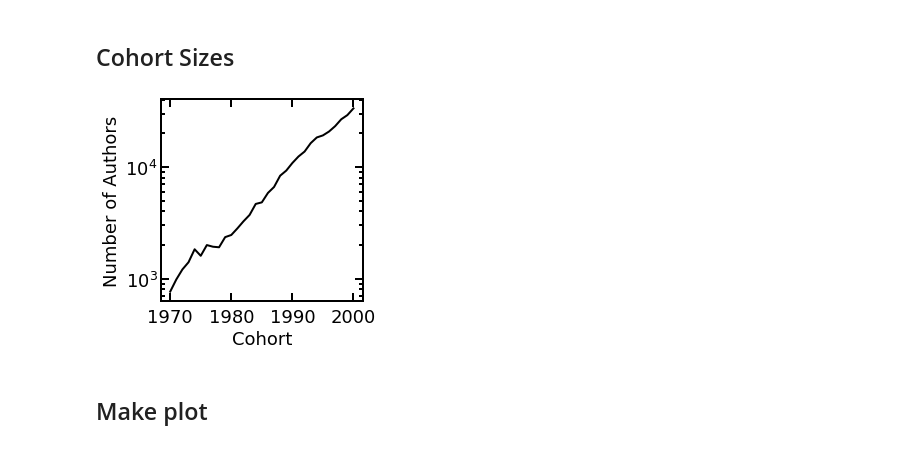
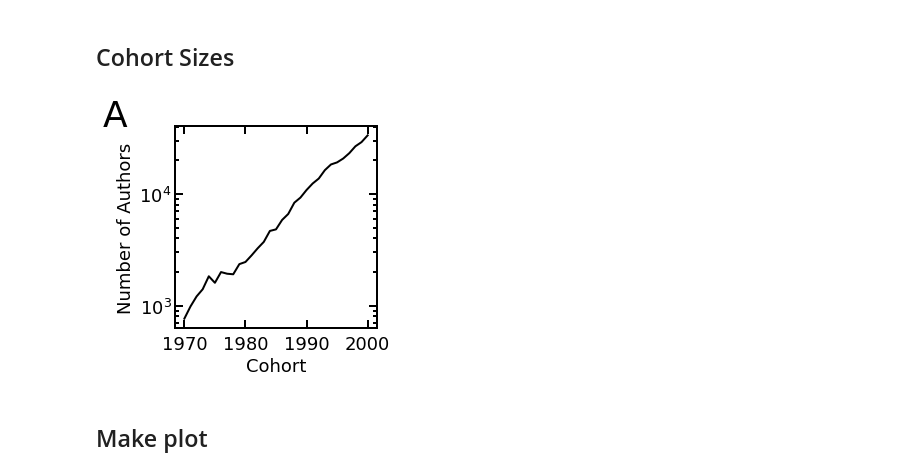
Before and after one commit to gesiscss/inequality, a Jupyter notebook: 7.Citation and Publication analysis.ipynb, the cells around one changed output. Saved outputs shown, nothing was run; the diff lists cells and outputs as text; code cells hidden in the pictures.

```diff
--- a/7.Citation and Publication analysis.ipynb
+++ b/7.Citation and Publication analysis.ipynb
@@ -81,31 +81,34 @@ Do this only if interested in cohorts:
 # %%
 cohort_sizes = counts.groupby('start_year').agg({'author': 'nunique'})
 # %%
-linewidth = 2
-fontsize = 18
-fig = plt.figure(figsize=(4, 4))
-ax = fig.add_subplot(111)
-ax.plot(cohort_sizes.index, cohort_sizes.values, linewidth=linewidth, color='black')
-ax.xaxis.set_ticks_position('both')
-ax.yaxis.set_ticks_position('both')
-ax.set_yscale('log')
-ax.set_xlabel('Cohort', fontsize=fontsize)
-ax.set_ylabel('Number of Authors', fontsize=fontsize)
-#ax.set_title('', fontsize=fontsize)
-ax.set_xticks([1970, 1980, 1990, 2000])
-ax.tick_params(axis="x", which='major', direction="in", width=linewidth, size=4*linewidth, labelsize=fontsize, pad=7)
-ax.tick_params(axis="x", which='minor', direction="in", width=linewidth, size=2*linewidth, labelsize=fontsize, pad=7)
-ax.tick_params(axis="y", which='major', direction="in", width=linewidth, size=4*linewidth, labelsize=fontsize)
-ax.tick_params(axis="y", which='minor', direction="in", width=linewidth, size=2*linewidth, labelsize=fontsize)
-ax.spines['left'].set_linewidth(linewidth)
-ax.spines['right'].set_linewidth(linewidth)
-ax.spines['bottom'].set_linewidth(linewidth)
-ax.spines['top'].set_linewidth(linewidth)
-#ax.legend(fontsize=fontsize)
-plt.subplots_adjust(left=0.25, right=0.95, bottom=0.2, top=0.9)
-fig.savefig('./fig-7-notebook/cohort_size.pdf')
+def plot_cohort_size_over_years():
+    linewidth = 2
+    fontsize = 18
+    fig = plt.figure(figsize=(4, 4))
+    ax = fig.add_subplot(111)
+    ax.plot(cohort_sizes.index, cohort_sizes.values, linewidth=linewidth, color='black')
+    ax.xaxis.set_ticks_position('both')
+    ax.yaxis.set_ticks_position('both')
+    ax.set_yscale('log')
+    ax.set_xlabel('Cohort', fontsize=fontsize)
+    ax.set_ylabel('Number of Authors', fontsize=fontsize)
+    #ax.set_title('', fontsize=fontsize)
+    ax.set_xticks([1970, 1980, 1990, 2000])
+    ax.tick_params(axis="x", which='major', direction="in", width=linewidth, size=4*linewidth, labelsize=fontsize, pad=7)
+    ax.tick_params(axis="x", which='minor', direction="in", width=linewidth, size=2*linewidth, labelsize=fontsize, pad=7)
+    ax.tick_params(axis="y", which='major', direction="in", width=linewidth, size=4*linewidth, labelsize=fontsize)
+    ax.tick_params(axis="y", which='minor', direction="in", width=linewidth, size=2*linewidth, labelsize=fontsize)
+    ax.spines['left'].set_linewidth(linewidth)
+    ax.spines['right'].set_linewidth(linewidth)
+    ax.spines['bottom'].set_linewidth(linewidth)
+    ax.spines['top'].set_linewidth(linewidth)
+    #ax.legend(fontsize=fontsize)
+    plt.gcf().text(0., 0.9, 'A', fontsize=fontsize*2)
+    plt.subplots_adjust(left=0.25, right=0.95, bottom=0.2, top=0.9)
+    fig.savefig('./fig-7-notebook/cohort_size.pdf')
+plot_cohort_size_over_years()
 # %% [output]
-[figure, old version]
+[figure, new version]
 # %% [markdown]
 ## Make plot
 # %%
```
Also changed, not shown: parts of 21 cells of this notebook, 9 other files.
